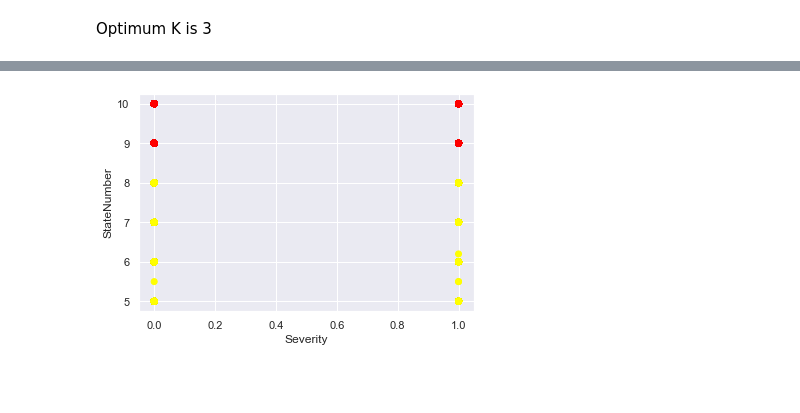
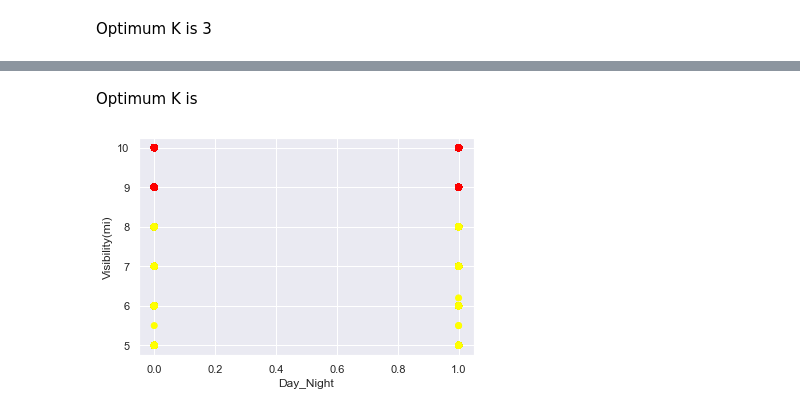
Before and after one commit to stratoskar/DataAnalytics, a Jupyter notebook: Data Analytics/Data_Preprocessing_US_accidents.ipynb, the cells around one changed output, grey strips where cells are left out. Saved outputs shown, nothing was run; the diff lists cells and outputs as text; code cells hidden in the pictures; blank space fills up the shorter version.

```diff
--- a/Data Analytics/Data_Preprocessing_US_accidents.ipynb
+++ b/Data Analytics/Data_Preprocessing_US_accidents.ipynb
@@ -262,10 +301,10 @@ plt.show()
 # %%
 ############################################################
-# CLUSTER DATASET BASED ON Severity AND Distance           #
+# CLUSTER DATASET BASED ON Weather_Condition AND Distance  #
 ############################################################
 
 #  we will run an algorithm (Elbow Method) in order to find the optimum K for our dataset
-Y = data[['Severity', 'Distance(mi)']].copy()
+Y = data[['Weather_Condition', 'Distance(mi)']].copy()
 
 wcss = []
 for i in range(1, 10):
@@ -284,11 +323,11 @@ plt.show()
 # %% [markdown]
 Optimum K is
 # %%
-kmeans = KMeans(n_clusters=4)
+kmeans = KMeans(n_clusters=2)
 y = kmeans.fit_predict(Y)
 
-plt.scatter(Y['Severity'], Y['Distance(mi)'],c=y,cmap="autumn")
-plt.xlabel('Severity')
+plt.scatter(Y['Weather_Condition'], Y['Distance(mi)'],c=y,cmap='autumn')
+plt.xlabel('Weather_Condition')
 plt.ylabel('Distance(mi)')
 plt.show()
 # %% [output]
@@ -316,10 +357,10 @@ plt.show()
 # %% [markdown]
 Optimum K is 3
 # %%
-kmeans = KMeans(n_clusters=2)
+kmeans = KMeans(n_clusters=3)
 y = kmeans.fit_predict(H)
 
-plt.scatter(H['Severity'], H['StateNumber'],c=y,cmap="autumn")
+plt.scatter(H['Severity'], H['State_Number'],c=y,cmap="autumn")
 plt.xlabel('Severity')
 plt.ylabel('StateNumber')
 plt.show()
@@ -327,0 +369,20 @@ KeyError: 'StateNumber'
+# %%
+############################################################
+# CLUSTER DATASET BASED ON Day_Night AND Visibility(mi)    #
+############################################################
+
+#  we will run an algorithm (Elbow Method) in order to find the optimum K for our dataset
+D = data[['Day_Night', 'Visibility(mi)']].copy()
+
+wcss = []
+for i in range(1, 10):
+    kmeans = KMeans(n_clusters=i, random_state=0)
+    kmeans.fit(D)
+    wcss.append(kmeans.inertia_)
+
+sns.set()
+plt.plot(range(1, 10), wcss)
+plt.title('Selecting the Numbeer of Clusters using the Elbow Method')
+plt.xlabel('Clusters')
+plt.ylabel('WCSS')
+plt.show()
@@ -328,13 +391,12 @@ KeyError: 'StateNumber'
+# %% [markdown]
+Optimum K is
 # %%
-D = data[['Day_Night', 'Visibility(mi)']].copy()
-#D = data[['Day_Night','Vibility(mi)']].copy()
-
-kmeans = KMeans(n_clusters=2)
+kmeans = KMeans(n_clusters=3)
 y = kmeans.fit_predict(D)
 
 plt.scatter(D['Day_Night'], D['Visibility(mi)'],c=y,cmap="autumn")
-plt.xlabel('Severity')
-plt.ylabel('StateNumber')
+plt.xlabel('Day_Night')
+plt.ylabel('Visibility(mi)')
 plt.show()
 # %% [output]
-[figure, old version]
+[figure, new version]
```
Also changed, not shown: parts of 26 cells of this notebook, 2 other files.
